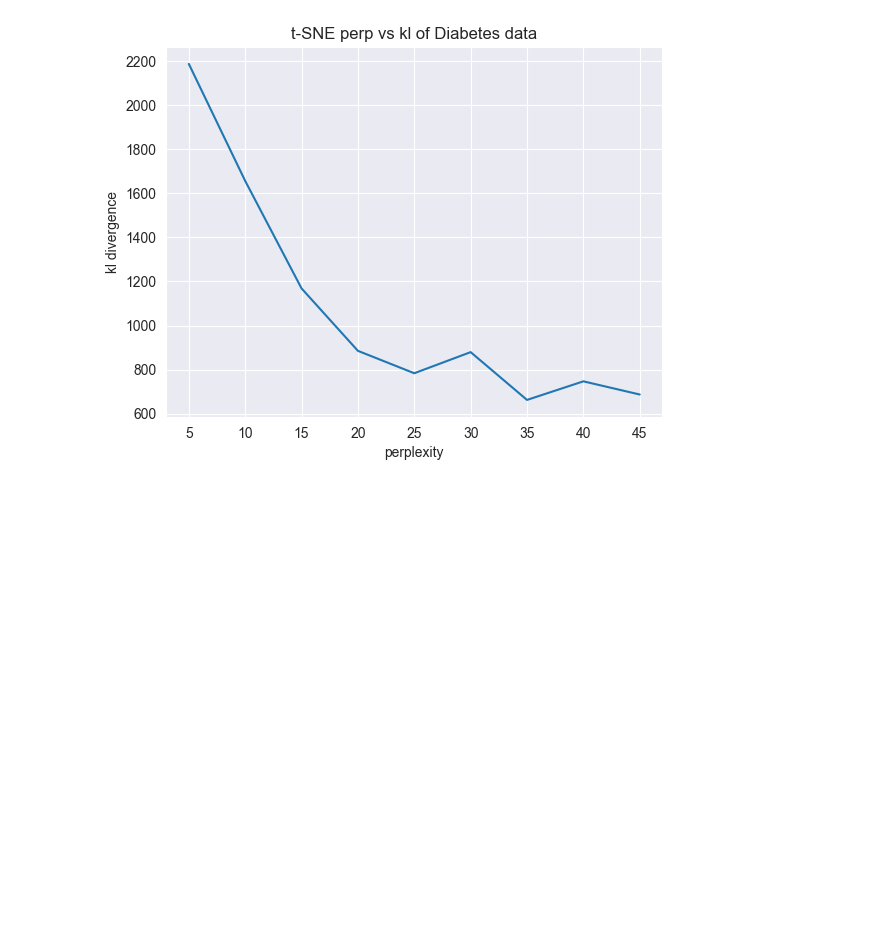
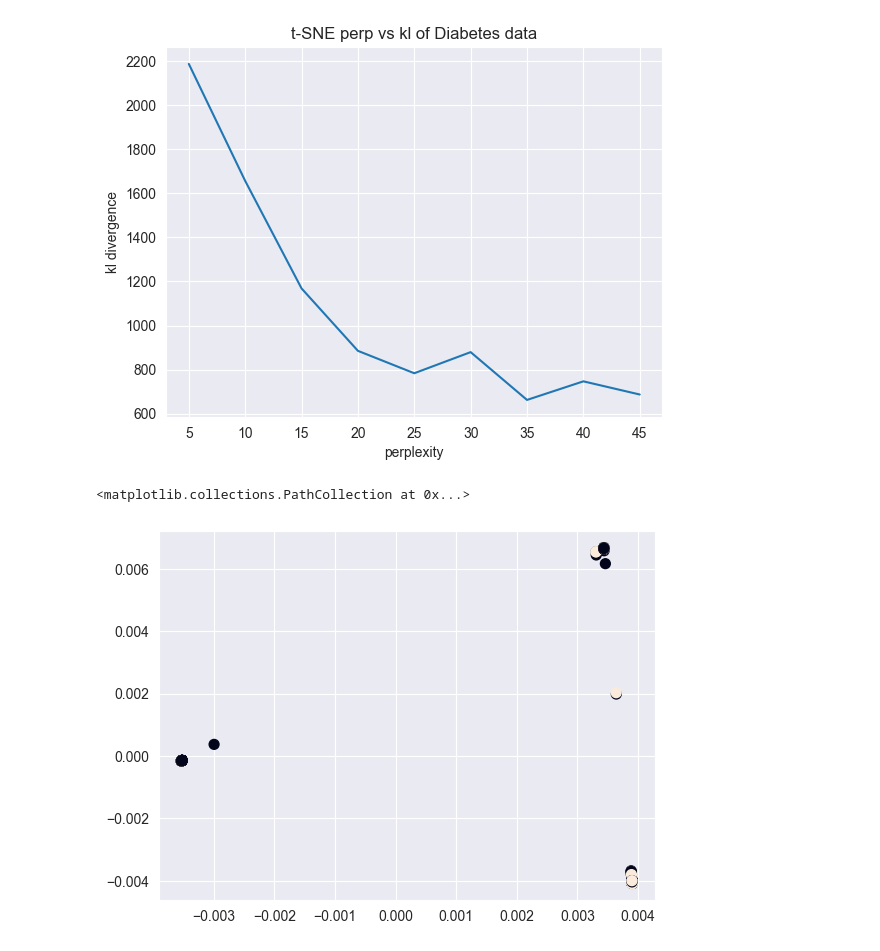
Before and after one commit to shin-fued/umap_vs_tsne, a Jupyter notebook: umap.ipynb, the cells around one changed output. Drawn from its saved outputs; the diff is of its cells as text; code cells hidden in the pictures; blank space fills up the shorter version.

```diff
--- a/umap.ipynb
+++ b/umap.ipynb
@@ -86,3 +45,12 @@ plt.ylabel("kl divergence")
 # %% [output]
 Text(0, 0.5, 'kl divergence')
 [figure]
+# %%
+import my_umap
+umap = my_umap.my_UMAP(0.6)
+# %%
+x_low = umap.fit(X, 100, 0.25, 2, 200)
+plt.scatter(x_low[:, 0], x_low[:, 1], c=labels.astype(int), s=50, label='low')
+# %% [output]
+<matplotlib.collections.PathCollection at 0x...>
+[figure, added]
```
Also changed, not shown: parts of 12 cells of this notebook, 5 other files.
